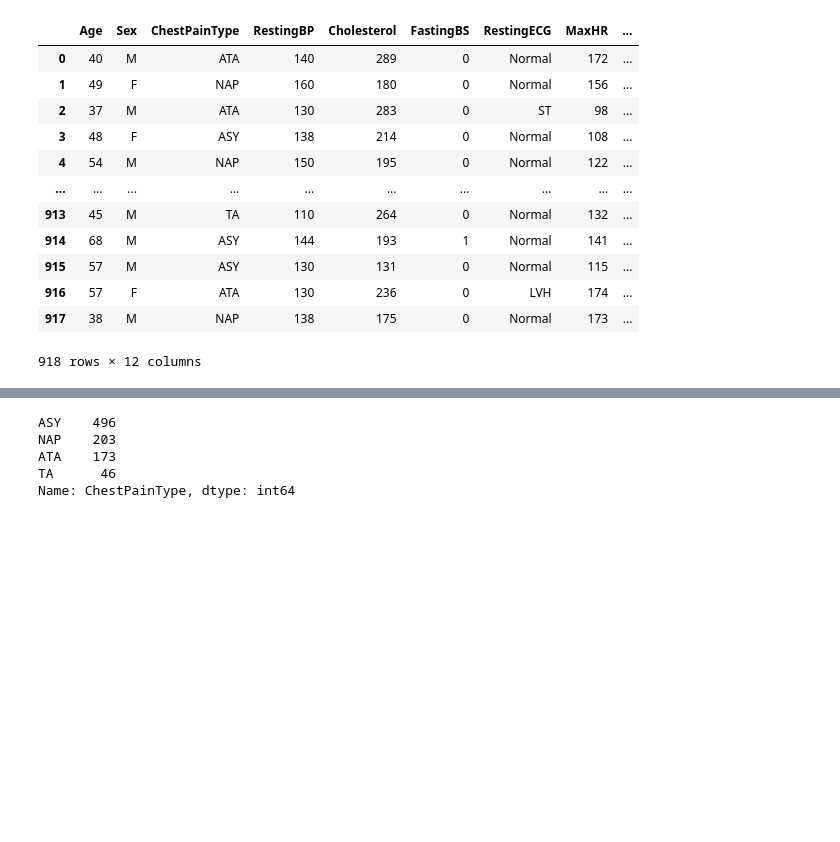
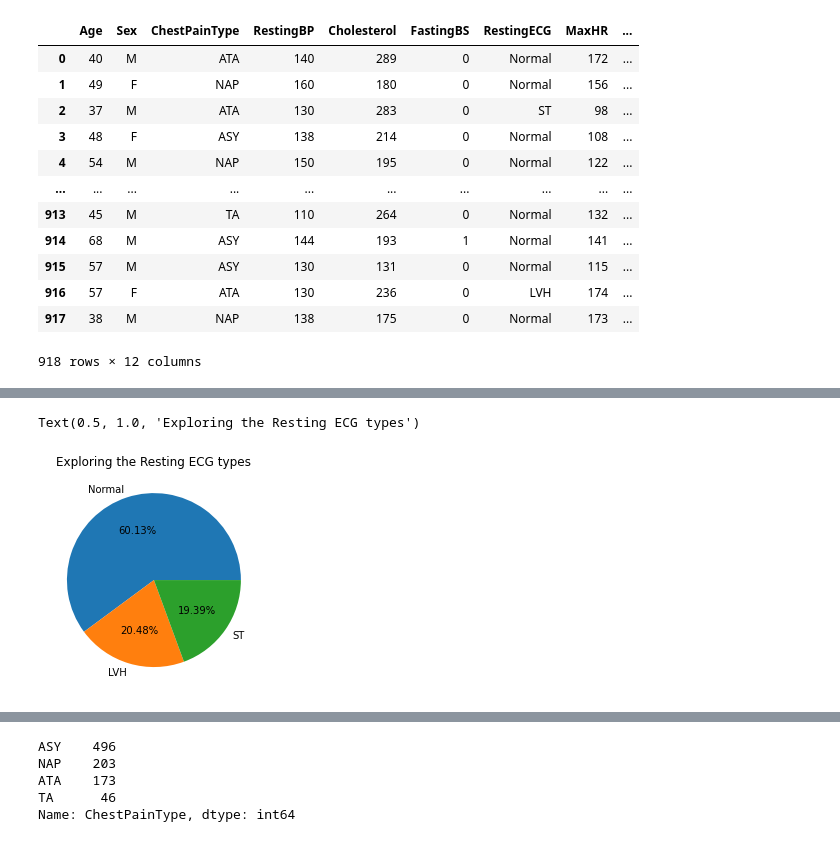
Before and after one commit to nickjaycarr88/heart_disease_prediction_machine_learning, a Jupyter notebook: heart2.ipynb, the cells around one changed output, grey strips where cells are left out. Cells and saved outputs as stored; diff of their text form; code cells hidden in the pictures; blank space fills up the shorter version.

```diff
--- a/heart2.ipynb
+++ b/heart2.ipynb
@@ -81,0 +144,9 @@ dtype: int64
+# %%
+#Exploring the Resting ECG
+RestingECG_pie_chart_index = heart_disease_data.RestingECG.value_counts().index
+RestingECG_pie_chart_values = heart_disease_data.RestingECG.value_counts().values
+plt.pie(RestingECG_pie_chart_values, labels=RestingECG_pie_chart_index, autopct='%1.2f%%')
+plt.title("Exploring the Resting ECG types")
+# %% [output]
+Text(0.5, 1.0, 'Exploring the Resting ECG types')
+[figure, added]
```
Also changed, not shown: parts of 18 cells of this notebook, 6 other files.
